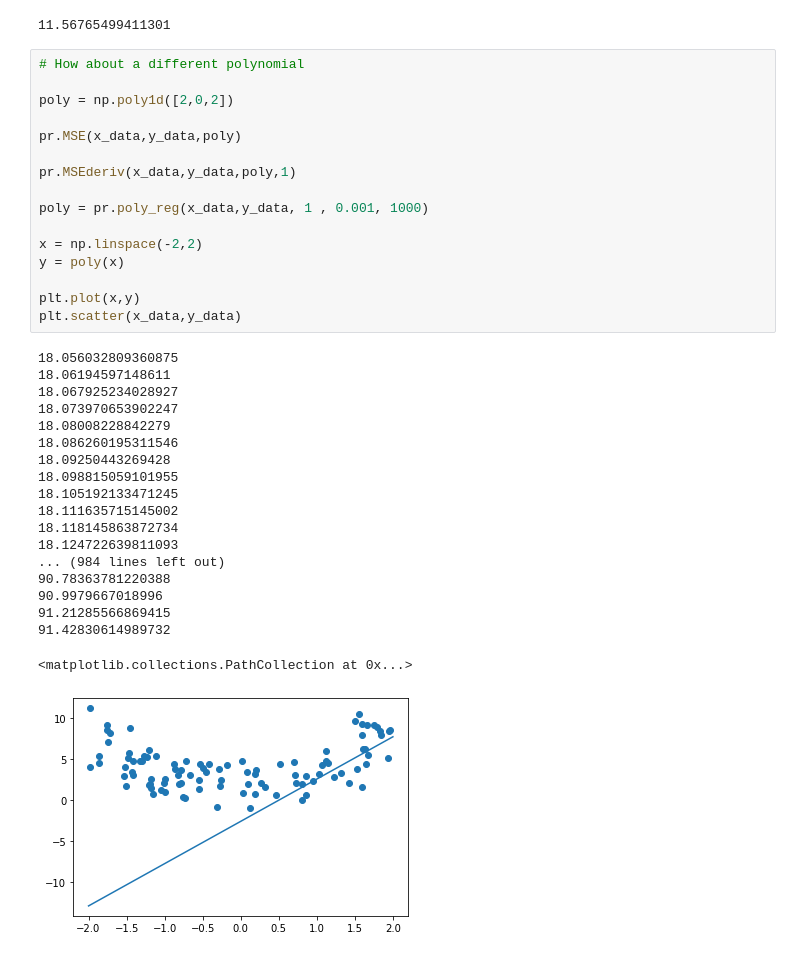
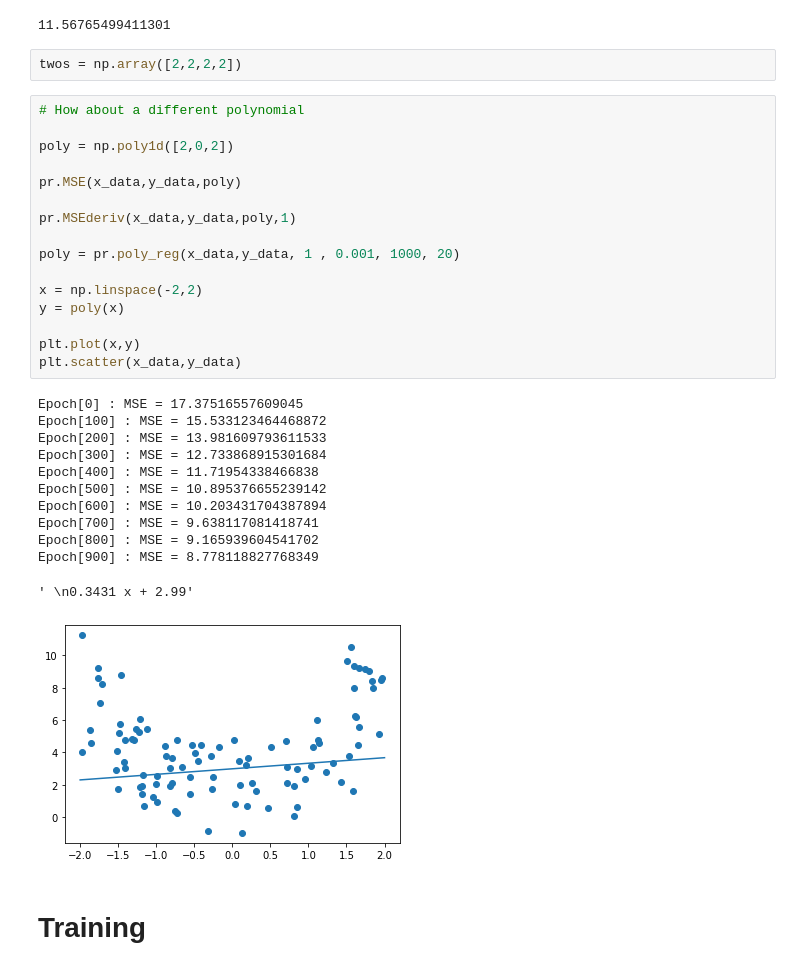
Before and after one commit to cgarchbold/PolynomialRegression, a Jupyter notebook: RegressionExample.ipynb, the cells around one changed output. Cells and saved outputs as stored; diff of their text form.

```diff
--- a/RegressionExample.ipynb
+++ b/RegressionExample.ipynb
@@ -74,39 +74,36 @@ plt.scatter(x_data,y_data)
 pr.MSE(x_data,y_data,poly)
 # %% [output]
 11.56765499411301
+# %%
+twos = np.array([2,2,2,2])
 # %%
 # How about a different polynomial
 
 poly = np.poly1d([2,0,2])
 
 pr.MSE(x_data,y_data,poly)
 
 pr.MSEderiv(x_data,y_data,poly,1)
 
-poly = pr.poly_reg(x_data,y_data, 1 , 0.001, 1000)
+poly = pr.poly_reg(x_data,y_data, 1 , 0.001, 1000, 20)
 
 x = np.linspace(-2,2)
 y = poly(x)
 
 plt.plot(x,y)
 plt.scatter(x_data,y_data)
 # %% [output]
-18.056032809360875
-18.06194597148611
-18.067925234028927
-18.073970653902247
-18.08008228842279
-18.086260195311546
-18.09250443269428
-18.098815059101955
-18.105192133471245
-18.111635715145002
-18.118145863872734
-18.124722639811093
-... (984 lines left out)
-90.78363781220388
-90.9979667018996
-91.21285566869415
-91.42830614989732
+Epoch[0] : MSE = 17.37516557609045
+Epoch[100] : MSE = 15.533123464468872
+Epoch[200] : MSE = 13.981609793611533
+Epoch[300] : MSE = 12.733868915301684
+Epoch[400] : MSE = 11.71954338466838
+Epoch[500] : MSE = 10.895376655239142
+Epoch[600] : MSE = 10.203431704387894
+Epoch[700] : MSE = 9.638117081418741
+Epoch[800] : MSE = 9.165939604541702
+Epoch[900] : MSE = 8.778118827768349
-<matplotlib.collections.PathCollection at 0x...>
+' \n0.3431 x + 2.99'
-[figure, old version]
+[figure, new version]
+# %% [markdown]
+# Training
```
Also changed, not shown: parts of 4 cells of this notebook, 1 other file.
